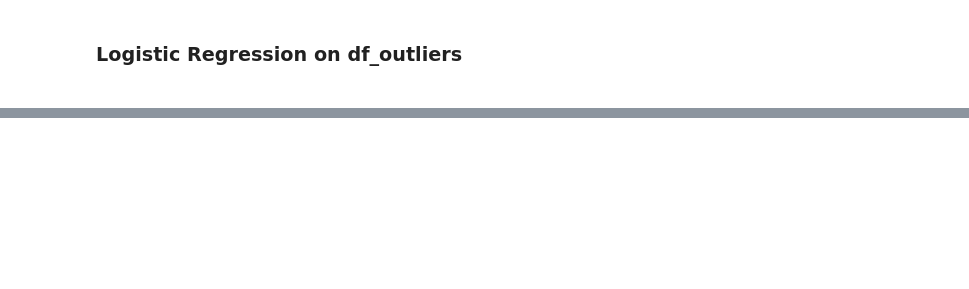
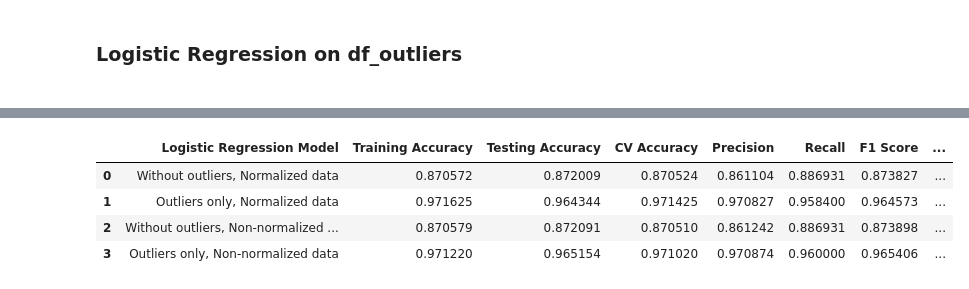
Before and after one commit to joycelovedorial/IS424-Data-Mining, a Jupyter notebook: Prediction/Logistic Regression Prediction.ipynb, the cells around one changed output, grey strips where cells are left out. Saved outputs shown, nothing was run; the diff lists cells and outputs as text; code cells hidden in the pictures; blank space fills up the shorter version.

```diff
--- a/Prediction/Logistic Regression Prediction.ipynb
+++ b/Prediction/Logistic Regression Prediction.ipynb
@@ -22,7 +30,7 @@ y_with_outliers = df_outliers['diabetes']
 # %%
 # split dataset to training and test dataset
 X_train, X_test, y_train, y_test = train_test_split(X_no_outliers, y_no_outliers,
-                                                          test_size = 0.25, random_state = 2020)
+                                                          test_size = 0.2, random_state = 42)
 
 lr = LogisticRegression()
 lr.fit(X_train, y_train)
@@ -120,7 +136,7 @@ Diabetic
 # %%
 # split dataset to training and test dataset
 X_train, X_test, y_train, y_test = train_test_split(X_with_outliers, y_with_outliers,
-                                                          test_size = 0.25, random_state = 2020)
+                                                          test_size = 0.2, random_state = 42)
 
 lr = LogisticRegression()
 lr.fit(X_train, y_train)
@@ -215,0 +375,21 @@ Non-Diabetic
+# %%
+# Performance Evaluation
+print('Accuracy:')
+accuracy = accuracy_score(y_test, lr_pred)
+print(accuracy)
+
+print('\nPrecision:')
+precision = precision_score(y_test, lr_pred)
+print(precision)
+
+print('\nRecall:')
+recall = recall_score(y_test, lr_pred)
+print(recall)
+
+print('\nF1 score:')
+f1 = f1_score(y_test, lr_pred)
+print(f1)
+
+print('\nROC AUC score:')
+roc_auc = roc_auc_score(y_test, lr_pred)
+print(roc_auc)
@@ -215,0 +411,13 @@ Non-Diabetic
+# %%
+train_accuracy = accuracy_score(y_train, lr.predict(X_train))
+print('Training Accuracy: ' + str(train_accuracy))
+
+# Cross Validation
+from sklearn import model_selection
+from sklearn.model_selection import cross_val_score
+
+kfold = model_selection.KFold(n_splits = 15, random_state = 42, shuffle = True)
+
+cv_lr = cross_val_score(estimator = lr, X = X_train, y = y_train, cv = kfold, scoring='accuracy')
+cv_accuracy = cv_lr.mean()
+print('Cross Validation Accuracy: ' + str(cv_accuracy))
@@ -215,0 +446,12 @@ Non-Diabetic
+# %%
+results = pd.DataFrame([['Outliers only, Non-normalized data', train_accuracy, accuracy, cv_accuracy, precision, recall, f1, roc_auc]],
+                       columns = ['Logistic Regression Model', 'Training Accuracy', 'Testing Accuracy', 'CV Accuracy', 'Precision', 'Recall', 'F1 Score', 'ROC AUC Score'])
+
+summary = pd.concat([summary, results], ignore_index=True)
+summary
+# %% [output]
+|  | Logistic Regression Model | Training Accuracy | Testing Accuracy | CV Accuracy | Precision | Recall | F1 Score | ... |
+| 0 | Without outliers, Normalized data | 0.870572 | 0.872009 | 0.870524 | 0.861104 | 0.886931 | 0.873827 | ... |
+| 1 | Outliers only, Normalized data | 0.971625 | 0.964344 | 0.971425 | 0.970827 | 0.958400 | 0.964573 | ... |
+| 2 | Without outliers, Non-normalized ... | 0.870579 | 0.872091 | 0.870510 | 0.861242 | 0.886931 | 0.873898 | ... |
+| 3 | Outliers only, Non-normalized data | 0.971220 | 0.965154 | 0.971020 | 0.970874 | 0.960000 | 0.965406 | ... |
```
Also changed, not shown: parts of 29 cells of this notebook.
